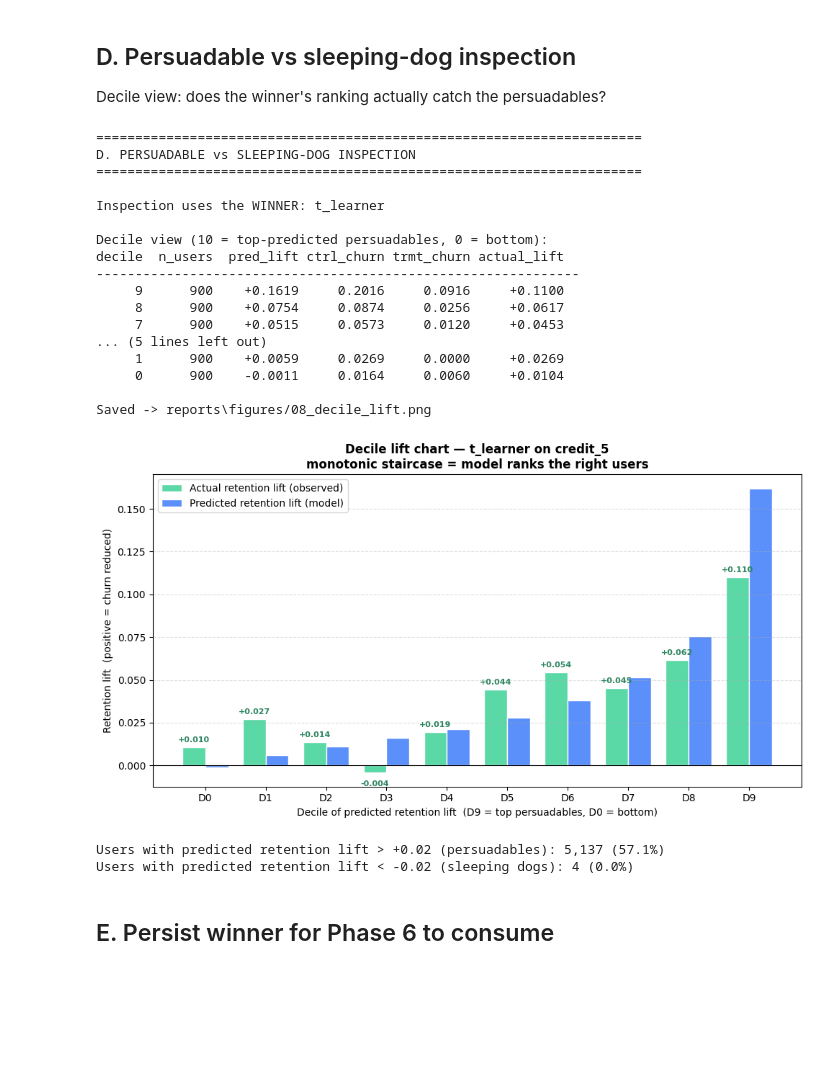
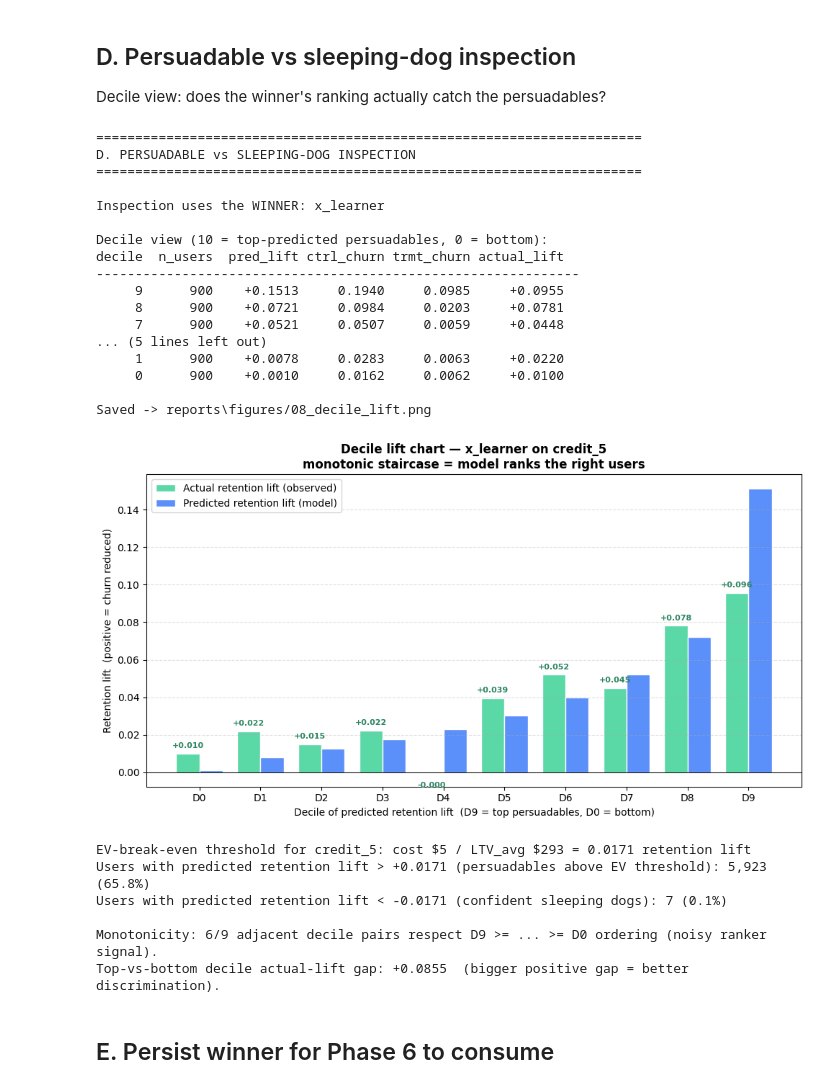
Before and after one commit to janeruxi1/StreamFlix-Churn-Retention, a Jupyter notebook: notebooks/08_uplift_modeling.ipynb, the cells around one changed output. Saved outputs shown, nothing was run; the diff lists cells and outputs as text; code cells hidden in the pictures; blank space fills up the shorter version.

```diff
--- a/notebooks/08_uplift_modeling.ipynb
+++ b/notebooks/08_uplift_modeling.ipynb
@@ -292,49 +298,82 @@ ax.set_title(f"Decile lift chart — {winner_name} on {FOCUS_LEVER}\n"
              fontweight="bold")
 ax.legend(loc="upper left")
 ax.grid(axis="y", linestyle="--", alpha=0.4)
 
 # Value labels on the actual-lift bars (the ones the business cares about)
 for bar, v in zip(bars_actual, decile_df["actual"]):
     y_pos = v + (0.003 if v >= 0 else -0.008)
     ax.text(bar.get_x() + bar.get_width() / 2, y_pos,
             f"{v:+.3f}", ha="center", fontsize=8,
             color="#2c8560", fontweight="bold")
 
 plt.tight_layout()
 plt.savefig(FIG_DIR / "08_decile_lift.png", dpi=140, bbox_inches="tight")
 print(f"\nSaved -> {FIG_DIR}/08_decile_lift.png")
 plt.show()
 
-# Sleeping-dog check: bottom decile should show actual_lift close to 0
-# or NEGATIVE (treatment hurts these users). If our model works, the top
-# decile should show much larger actual lift than the bottom decile.
-n_persuadables = int((retention_lift > 0.02).sum())
-n_sleeping_dogs = int((retention_lift < -0.02).sum())
-print(f"\nUsers with predicted retention lift > +0.02 (persuadables): "
+# Sleeping-dog check + persuadable count.
+# Threshold is the EV break-even: user is intervention-worthy when
+#     retention_lift * LTV > cost  <=>  retention_lift > cost / LTV
+# Using the average LTV across the sample (weighted by tier mix) instead of
+# a hardcoded 0.02 so this stays accurate if LTV assumptions change.
+from src.decisions.policy import INTERVENTION_MENU, LTV_BY_TIER
+lever_cost = INTERVENTION_MENU[FOCUS_LEVER]["cost"]
+ltv_mean = df.loc[X_test.index, "plan_tier"].map(LTV_BY_TIER).mean()
+persuadable_threshold = lever_cost / ltv_mean
+# Symmetric band on the negative side to flag confident sleeping dogs
+sleeping_dog_threshold = -persuadable_threshold
+
+n_persuadables = int((retention_lift > persuadable_threshold).sum())
+n_sleeping_dogs = int((retention_lift < sleeping_dog_threshold).sum())
+print(f"\nEV-break-even threshold for {FOCUS_LEVER}: "
+      f"cost ${lever_cost:.0f} / LTV_avg ${ltv_mean:.0f} = "
+      f"{persuadable_threshold:.4f} retention lift")
+print(f"Users with predicted retention lift > +{persuadable_threshold:.4f} "
+      f"(persuadables above EV threshold): "
       f"{n_persuadables:,} ({n_persuadables / len(retention_lift):.1%})")
-print(f"Users with predicted retention lift < -0.02 (sleeping dogs): "
+print(f"Users with predicted retention lift < {sleeping_dog_threshold:+.4f} "
+      f"(confident sleeping dogs): "
       f"{n_sleeping_dogs:,} ({n_sleeping_dogs / len(retention_lift):.1%})")
+
+# Monotonicity sanity check on the decile actual-lift column: a good
+# ranker should have actual retention lift roughly monotone-decreasing
+# from D9 (top persuadables) to D0 (bottom). Count how many adjacent-decile
+# pairs respect the ordering.
+actual_by_decile = [r["actual"] for r in decile_rows]  # already D9 -> D0
+n_pairs = len(actual_by_decile) - 1
+n_monotone = sum(1 for i in range(n_pairs)
+                 if actual_by_decile[i] >= actual_by_decile[i + 1])
+top_bottom_gap = actual_by_decile[0] - actual_by_decile[-1]
+print(f"\nMonotonicity: {n_monotone}/{n_pairs} adjacent decile pairs "
+      f"respect D9 >= ... >= D0 ordering "
+      f"({'strong' if n_monotone >= n_pairs - 1 else 'noisy'} ranker signal).")
+print(f"Top-vs-bottom decile actual-lift gap: {top_bottom_gap:+.4f}  "
+      f"(bigger positive gap = better discrimination).")
 # %% [output]
 ======================================================================
 D. PERSUADABLE vs SLEEPING-DOG INSPECTION
 ======================================================================
 
-Inspection uses the WINNER: t_learner
+Inspection uses the WINNER: x_learner
 
 Decile view (10 = top-predicted persuadables, 0 = bottom):
 decile  n_users  pred_lift ctrl_churn trmt_churn actual_lift
 --------------------------------------------------------------
-     9      900    +0.1619     0.2016     0.0916     +0.1100
-     8      900    +0.0754     0.0874     0.0256     +0.0617
-     7      900    +0.0515     0.0573     0.0120     +0.0453
+     9      900    +0.1513     0.1940     0.0985     +0.0955
+     8      900    +0.0721     0.0984     0.0203     +0.0781
+     7      900    +0.0521     0.0507     0.0059     +0.0448
 ... (5 lines left out)
-     1      900    +0.0059     0.0269     0.0000     +0.0269
-     0      900    -0.0011     0.0164     0.0060     +0.0104
+     1      900    +0.0078     0.0283     0.0063     +0.0220
+     0      900    +0.0010     0.0162     0.0062     +0.0100
 
 Saved -> reports\figures/08_decile_lift.png
-[figure, old version]
+[figure, new version]
-Users with predicted retention lift > +0.02 (persuadables): 5,137 (57.1%)
-Users with predicted retention lift < -0.02 (sleeping dogs): 4 (0.0%)
+EV-break-even threshold for credit_5: cost $5 / LTV_avg $293 = 0.0171 retention lift
+Users with predicted retention lift > +0.0171 (persuadables above EV threshold): 5,923 (65.8%)
+Users with predicted retention lift < -0.0171 (confident sleeping dogs): 7 (0.1%)
+
+Monotonicity: 6/9 adjacent decile pairs respect D9 >= ... >= D0 ordering (noisy ranker signal).
+Top-vs-bottom decile actual-lift gap: +0.0855  (bigger positive gap = better discrimination).
 # %% [markdown]
 ## E. Persist winner for Phase 6 to consume
 # %%
```
Also changed, not shown: parts of 5 cells of this notebook, 22 other files.
